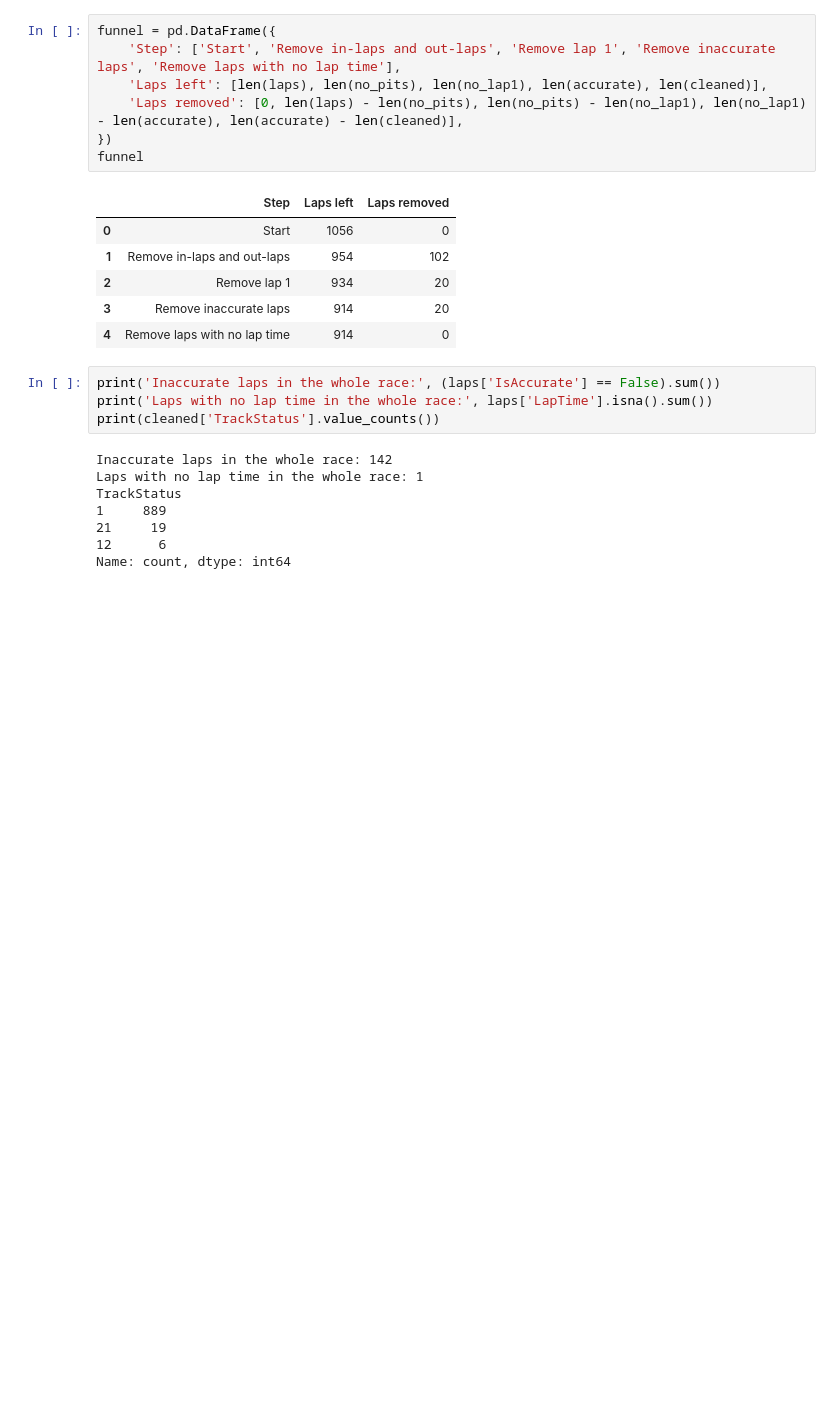
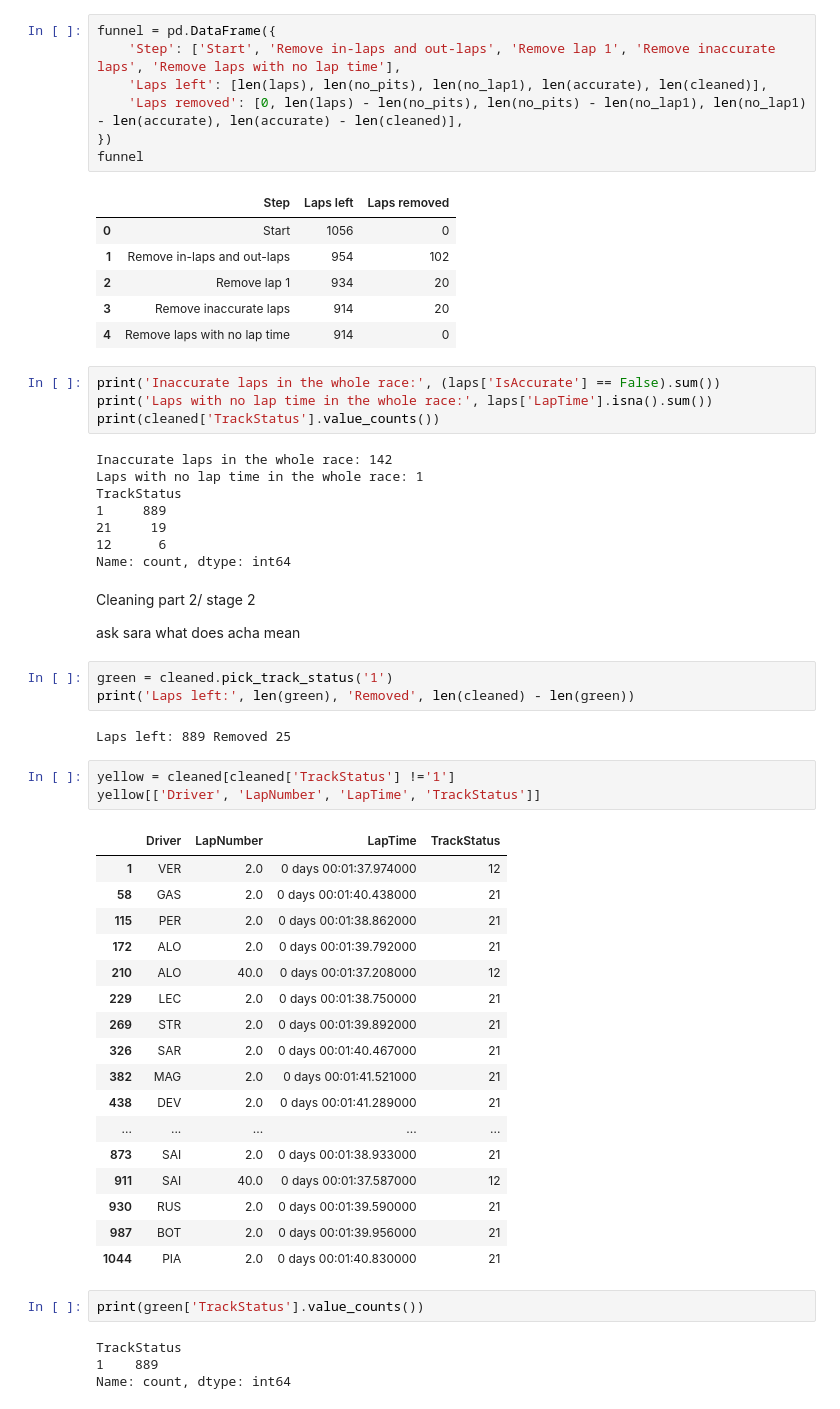
Before and after one commit to janjanisz/boxbox, a Jupyter notebook: 05_cleaning.ipynb, the cells around one changed output. Drawn from its saved outputs; the diff is of its cells as text; blank space fills up the shorter version.

```diff
--- a/05_cleaning.ipynb
+++ b/05_cleaning.ipynb
@@ -88,3 +88,39 @@ TrackStatus
 21     19
 12      6
 Name: count, dtype: int64
+# %% [markdown]
+Cleaning part 2/ stage 2
+
+ask sara what does acha mean
+# %%
+green = cleaned.pick_track_status('1')
+print('Laps left:', len(green), 'Removed', len(cleaned) - len(green))
+# %% [output]
+Laps left: 889 Removed 25
+# %%
+yellow = cleaned[cleaned['TrackStatus'] !='1']
+yellow[['Driver', 'LapNumber', 'LapTime', 'TrackStatus']]
+# %% [output]
+|  | Driver | LapNumber | LapTime | TrackStatus |
+| 1 | VER | 2.0 | 0 days 00:01:37.974000 | 12 |
+| 58 | GAS | 2.0 | 0 days 00:01:40.438000 | 21 |
+| 115 | PER | 2.0 | 0 days 00:01:38.862000 | 21 |
+| 172 | ALO | 2.0 | 0 days 00:01:39.792000 | 21 |
+| 210 | ALO | 40.0 | 0 days 00:01:37.208000 | 12 |
+| 229 | LEC | 2.0 | 0 days 00:01:38.750000 | 21 |
+| 269 | STR | 2.0 | 0 days 00:01:39.892000 | 21 |
+| 326 | SAR | 2.0 | 0 days 00:01:40.467000 | 21 |
+| 382 | MAG | 2.0 | 0 days 00:01:41.521000 | 21 |
+| 438 | DEV | 2.0 | 0 days 00:01:41.289000 | 21 |
+| ... | ... | ... | ... | ... |
+| 873 | SAI | 2.0 | 0 days 00:01:38.933000 | 21 |
+| 911 | SAI | 40.0 | 0 days 00:01:37.587000 | 12 |
+| 930 | RUS | 2.0 | 0 days 00:01:39.590000 | 21 |
+| 987 | BOT | 2.0 | 0 days 00:01:39.956000 | 21 |
+| 1044 | PIA | 2.0 | 0 days 00:01:40.830000 | 21 |
+# %%
+print(green['TrackStatus'].value_counts())
+# %% [output]
+TrackStatus
+1    889
+Name: count, dtype: int64
```
Also changed, not shown: parts of 2 cells of this notebook, 1 other file.
